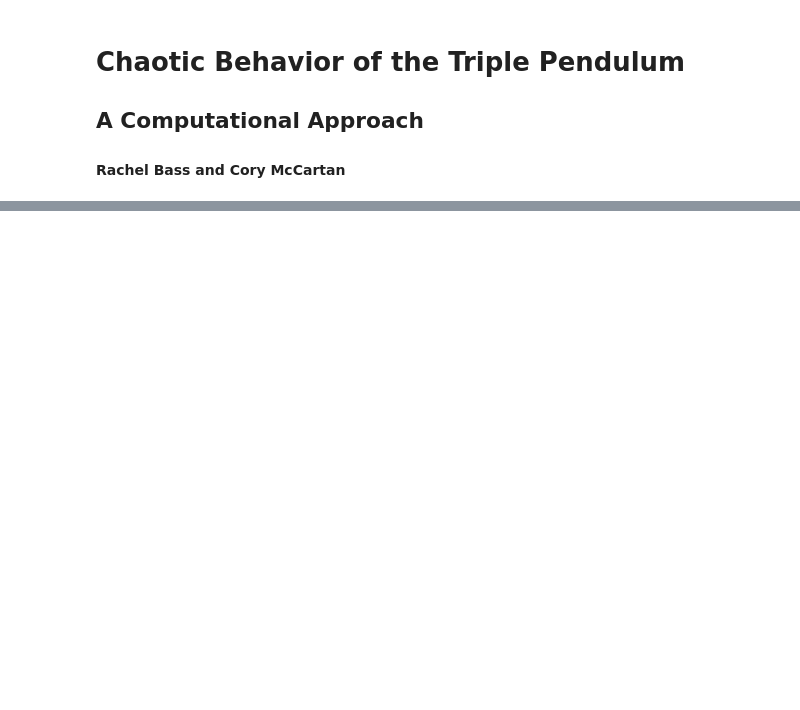
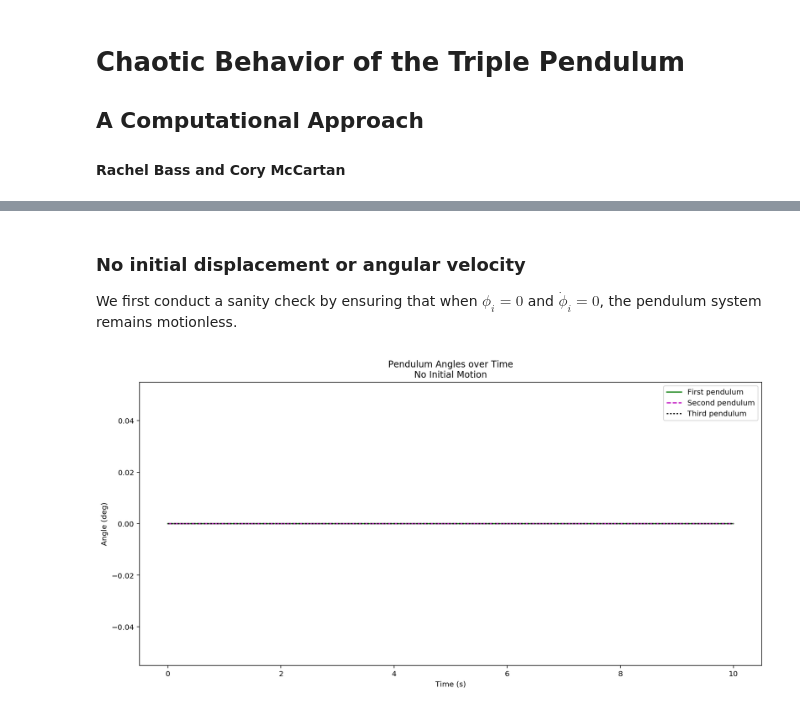
Before and after one commit to CoryMcCartan/triple-pendulum, a Jupyter notebook: workbook.ipynb, the cells around one changed output, grey strips where cells are left out. Cells and saved outputs as stored; diff of their text form; code cells hidden in the pictures; blank space fills up the shorter version.

```diff
--- a/workbook.ipynb
+++ b/workbook.ipynb
@@ -90,19 +92,9 @@ def triple_pendulum(r, t, g, l):
                [2*cos_1_2, 2,         cos_2_3],
                [cos_1_3,   cos_2_3,   1      ]])
 
-    B = array([dphi_3**2 * sin_1_3 - 2*dphi_2**2 * sin_1_2 + 3*g*sin(phi_1)/l,
-                dphi_3**2 * sin_2_3 - 2*dphi_1**2 * sin_1_2 + 2*g*sin(phi_2)/l,
-                dphi_2**2 * sin_2_3 -   dphi_1**2 * sin_1_3 +   g*sin(phi_3)/l])
-
-    # define arrays and vectors
-    M = array([[3, 4, 2],
-               [4, 2, 2],
-               [2, 2, 1]])
-
-    G = array([-3*g*phi_1/l, -2*g*phi_2/l, -g*phi_3/l])
+    B = array([-dphi_3**2 * sin_1_3 - 2*dphi_2**2 * sin_1_2 - 3*g*sin(phi_1)/l,
+               -dphi_3**2 * sin_2_3 + 2*dphi_1**2 * sin_1_2 - 2*g*sin(phi_2)/l,
+                dphi_2**2 * sin_2_3 +   dphi_1**2 * sin_1_3 -   g*sin(phi_3)/l])
 
     ddphi =  matmul(inv(A), B) # angular acceleration
     return concatenate(([dphi_1, dphi_2, dphi_3], ddphi)) # tack on angular velocity
-# %%
-t = linspace(0, 1.2, 1000)
-solution = odeint(triple_pendulum, [0, 0, 0, 0, 0, 0.01], t, args=(g, l))
@@ -117,0 +101,15 @@ plot(t, phi_3);
+# %%
+def solve_triple_pendulum(r0, tmax, l=l, dt = 0.001):
+    t = arange(0, tmax, dt)
+    solution = odeint(triple_pendulum, r0, t, args = (g, l))
+
+
+    phi_1 = solution[:, 0]
+    phi_2 = solution[:, 1]
+    phi_3 = solution[:, 2]
+
+    dphi_1 = solution[:, 3]
+    dphi_2 = solution[:, 4]
+    dphi_3 = solution[:, 5]
+
+    return t, phi_1, phi_2, phi_3, dphi_1, dphi_2, dphi_3
@@ -117,0 +207,9 @@ plot(t, phi_3);
+# %% [markdown]
+### No initial displacement or angular velocity
+
+We first conduct a sanity check by ensuring that when $\phi_i=0$ and $\dot\phi_i=0$, the pendulum system remains motionless.
+# %%
+solution = solve_triple_pendulum([0, 0, 0, 0, 0, 0], tmax=10)
+time_plot(solution, "No Initial Motion")
+# %% [output]
+[figure, added]
```
Also changed, not shown: parts of 12 cells of this notebook, 3 other files.
